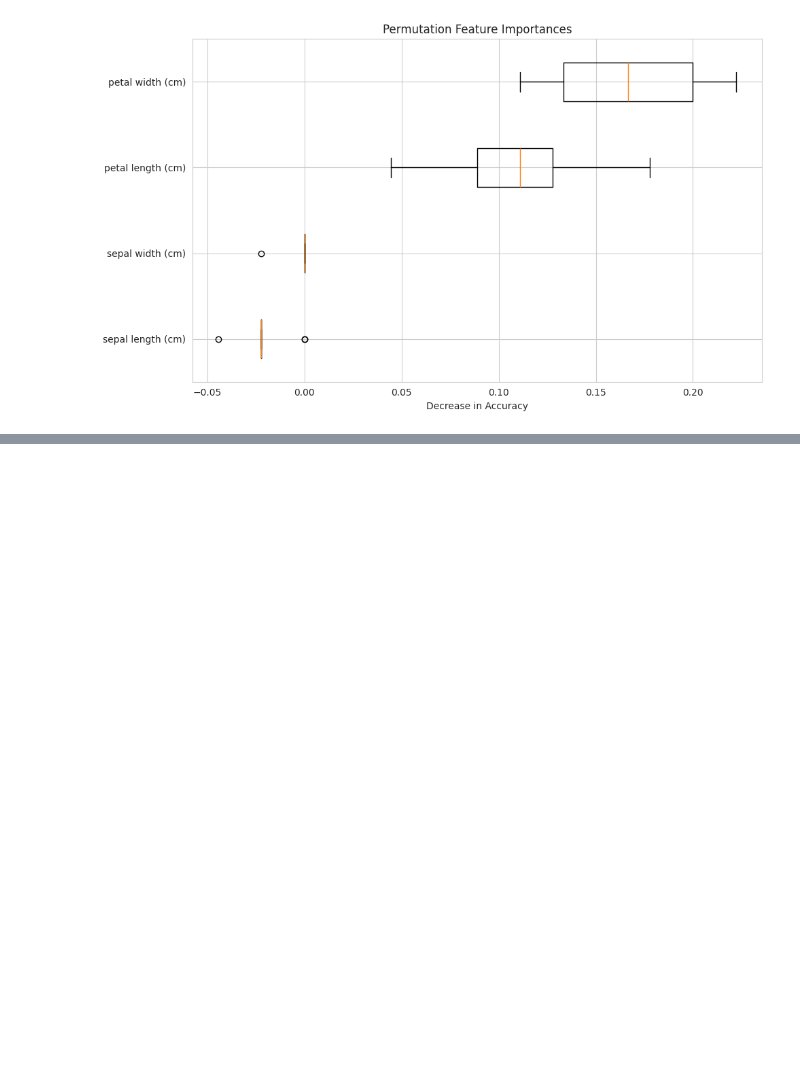
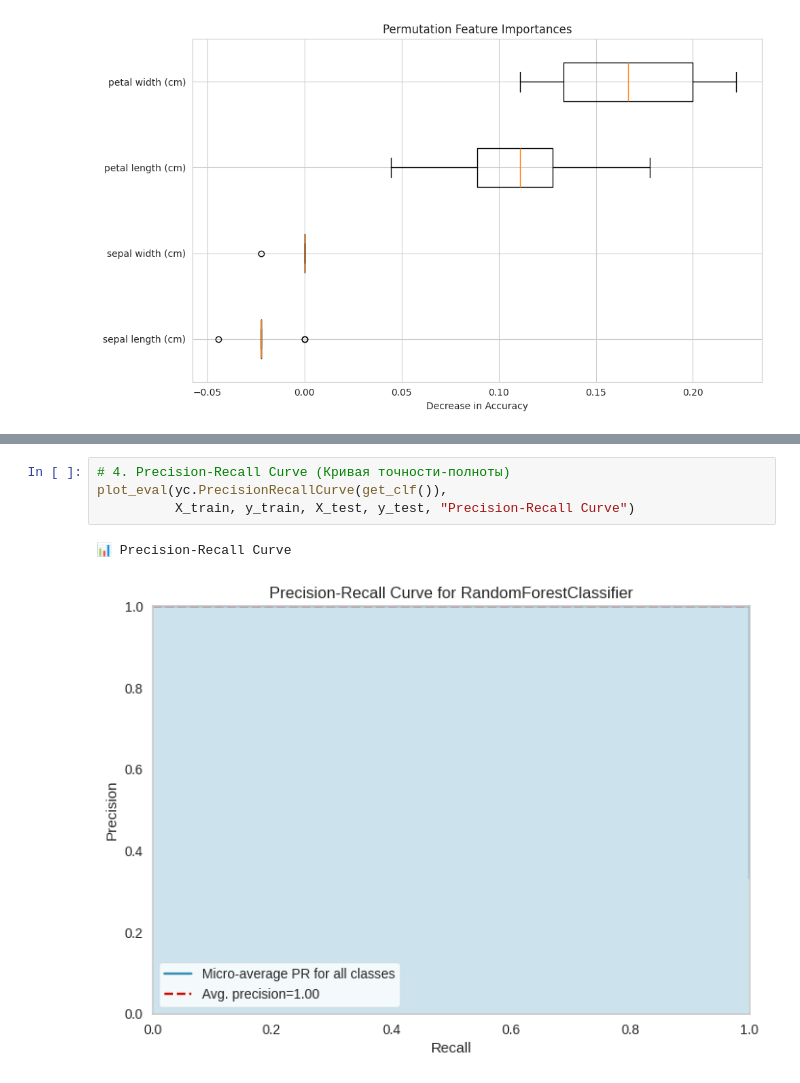
Before and after one commit to MinyaevAndrey/MYPETS, a Jupyter notebook: metrics.ipynb, the cells around one changed output, grey strips where cells are left out. Drawn from its saved outputs; the diff is of its cells as text; blank space fills up the shorter version.

```diff
--- a/metrics.ipynb
+++ b/metrics.ipynb
@@ -598,0 +664,7 @@ plt.show()
+# %%
+# 4. Precision-Recall Curve (Кривая точности-полноты)
+plot_eval(yc.PrecisionRecallCurve(get_clf()),
+          X_train, y_train, X_test, y_test, "Precision-Recall Curve")
+# %% [output]
+📊 Precision-Recall Curve
+[figure, added]
```
Also changed, not shown: parts of 15 cells of this notebook.
